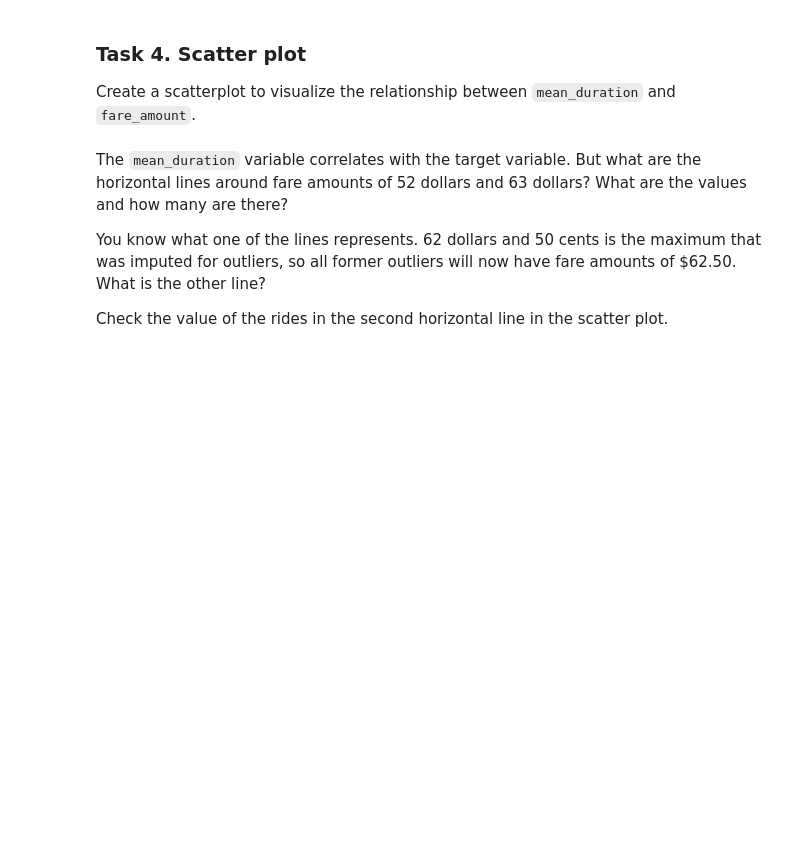
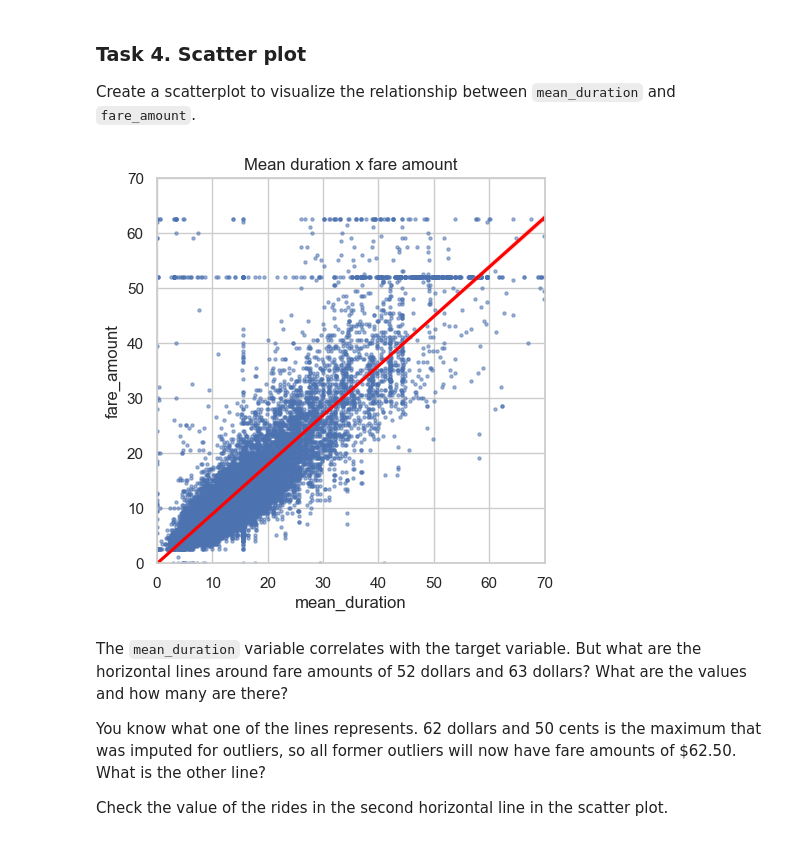
Before and after one commit to DavidAndres6870/AutomatidataScenario, a Jupyter notebook: course 5/Activity_ Course 5 Automatidata project lab.ipynb, the cells around one changed output. Drawn from its saved outputs; the diff is of its cells as text; code cells hidden in the pictures; blank space fills up the shorter version.

```diff
--- a/course 5/Activity_ Course 5 Automatidata project lab.ipynb
+++ b/course 5/Activity_ Course 5 Automatidata project lab.ipynb
@@ -366,3 +606,9 @@ Create two new columns, `day` (name of day) and `month` (name of month) by extra
+# %%
+# Create 'day' col
+df['day'] = df['tpep_pickup_datetime'].dt.day_name().str.lower()
+
+# Create 'month' col
+df['month'] = df['tpep_pickup_datetime'].dt.strftime('%b').str.lower()
 # %% [markdown]
 #### Create `rush_hour` column
 
@@ -373,7 +619,7 @@ Define rush hour as:
 Create a binary `rush_hour` column that contains a 1 if the ride was during rush hour and a 0 if it was not.
 # %%
 # Create 'rush_hour' col
-### YOUR CODE HERE ###
+df['rush_hour'] = df['tpep_pickup_datetime'].dt.hour
 
 # If day is Saturday or Sunday, impute 0 in `rush_hour` column
-### YOUR CODE HERE ###
+df.loc[df['day'].isin(['saturday', 'sunday']), 'rush_hour'] = 0
@@ -382,3 +626,13 @@ Create a binary `rush_hour` column that contains a 1 if the ride was during rush
+# %%
+def rush_hourizer(hour):
+    if 6 <= hour['rush_hour'] < 10:
+        val = 1
+    elif 16 <= hour['rush_hour'] < 20:
+        val = 1
+    else:
+        val = 0
+    return val
 # %%
 # Apply the `rush_hourizer()` function to the new column
-### YOUR CODE HERE ###
+df['rush_hour'] = df.apply(rush_hourizer, axis=1)
+df.head()
@@ -392,3 +651,18 @@ Create a scatterplot to visualize the relationship between `mean_duration` and `
+# %%
+# Create a scatter plot of duration and trip_distance, with a line of best fit
+sns.set(style='whitegrid')
+f = plt.figure()
+f.set_figwidth(5)
+f.set_figheight(5)
+sns.regplot(x=df['mean_duration'], y=df['fare_amount'],
+            scatter_kws={'alpha':0.5, 's':5},
+            line_kws={'color':'red'})
+plt.ylim(0, 70)
+plt.xlim(0, 70)
+plt.title('Mean duration x fare amount')
+plt.show()
+# %% [output]
+[figure, added]
 # %% [markdown]
 The `mean_duration` variable correlates with the target variable. But what are the horizontal lines around fare amounts of 52 dollars and 63 dollars? What are the values and how many are there?
 
```
Also changed, not shown: parts of 111 cells of this notebook.
